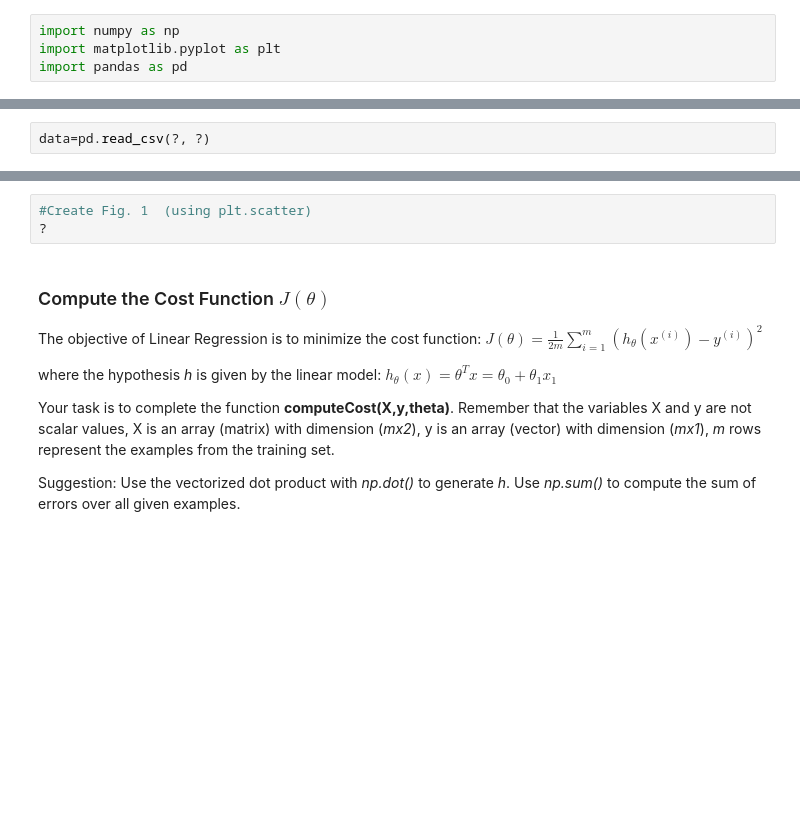
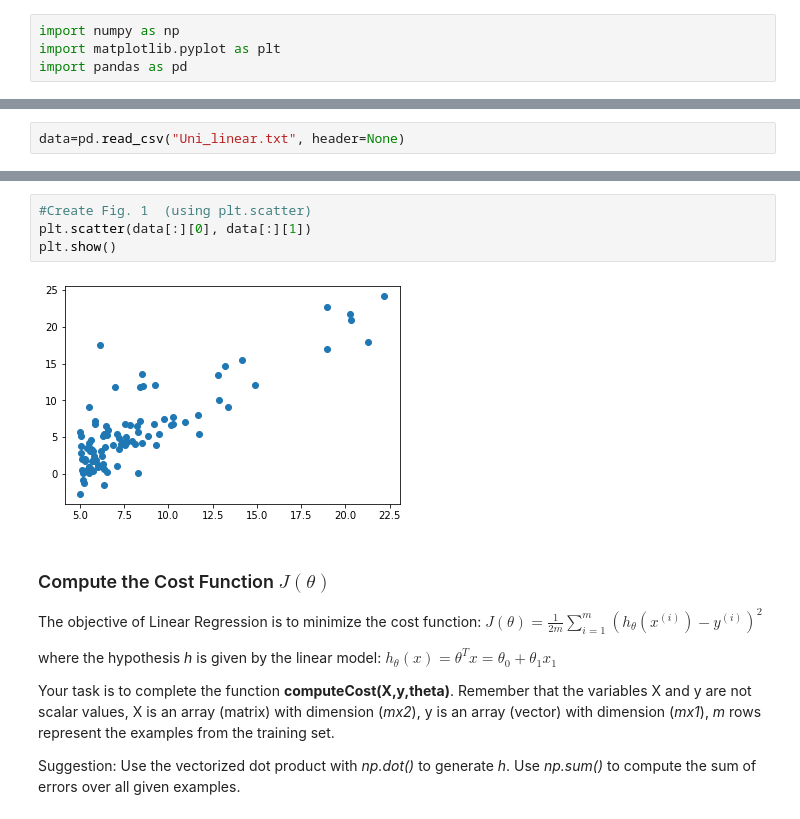
Before and after one commit to oEscal/TAA, a Jupyter notebook: aula2/LinearRegression/ML_LinReg.ipynb, the cells around one changed output, grey strips where cells are left out. Saved outputs shown, nothing was run; the diff lists cells and outputs as text; blank space fills up the shorter version.

```diff
--- a/aula2/LinearRegression/ML_LinReg.ipynb
+++ b/aula2/LinearRegression/ML_LinReg.ipynb
@@ -23,7 +23,7 @@ Create a scatter plot of data similar to Fig.1 (using plt.scatter).
 <img src="images/f1.png" style="width:350px;height:250px;">
 <caption><center> **Fig. 1** : **file Uni_linear.txt** </center></caption>
 # %%
-data=pd.read_csv(?, ?)
+data=pd.read_csv("Uni_linear.txt", header=None)
 # %%
 #a few examples from the dataset
 data.head()
@@ -33,6 +50,9 @@ data.describe()
 # %%
 #Create Fig. 1  (using plt.scatter)
-?
+plt.scatter(data[:][0], data[:][1])
+plt.show()
+# %% [output]
+[figure, added]
 # %% [markdown]
 ### Compute the Cost Function $J(\theta)$
 
```
Also changed, not shown: parts of 17 cells of this notebook.
